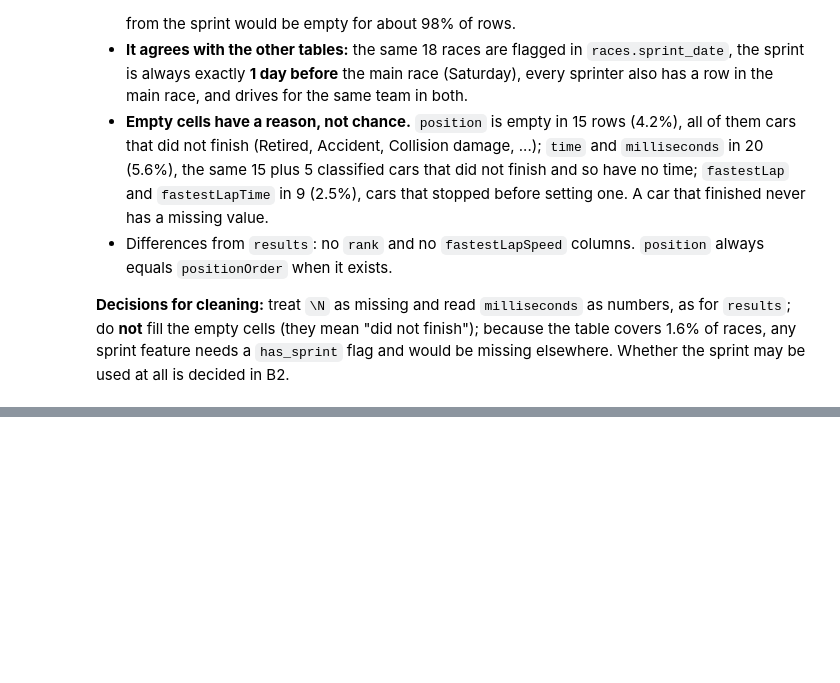
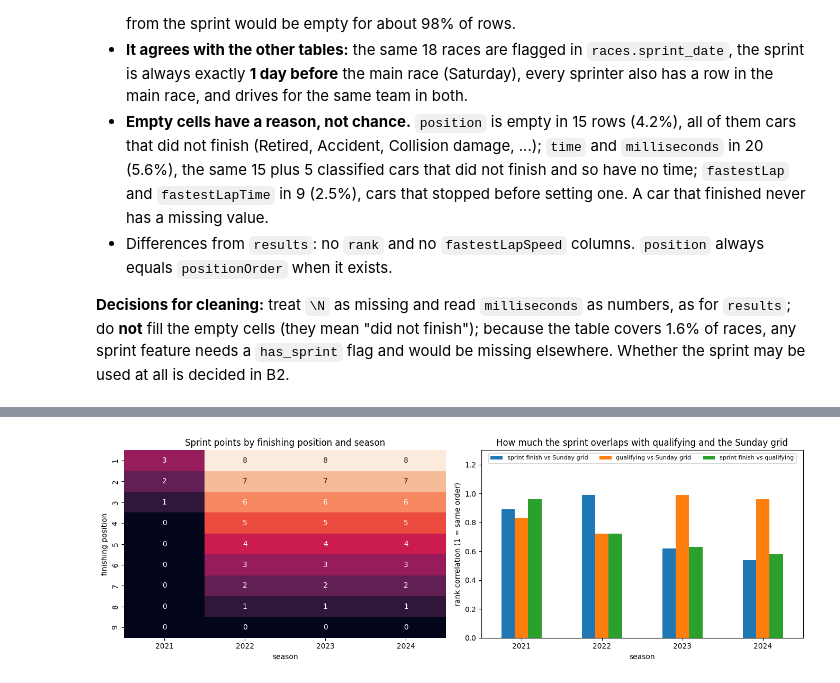
Before and after one commit to sal-tarek/ACL_F1_Predictions, a Jupyter notebook: sasa-dany-ms1-pre-cleaning.ipynb, the cells around one changed output, grey strips where cells are left out. Saved outputs shown, nothing was run; the diff lists cells and outputs as text; code cells hidden in the pictures; blank space fills up the shorter version.

Commit message:
B2: sprint points 3-2-1 then 8-1, time matches ms, sprint order sets Sunday grid in 2021-22

```diff
--- a/sasa-dany-ms1-pre-cleaning.ipynb
+++ b/sasa-dany-ms1-pre-cleaning.ipynb
@@ -1397,0 +1403,84 @@ position equals positionOrder whenever it exists: True
+# %%
+# ==========================================================================================
+# B2 · sprint_results: points rules, odd values, the time column, and may a sprint result be a feature?
+# ==========================================================================================
+
+# Why: before deciding whether the sprint can help predict Sunday's podium, we must understand what its columns mean
+# (points, grid 0, time) and how the sprint result relates to the Sunday starting grid.
+sp = as_num(raw["sprint_results"])     # exploring copy of sprint_results (raw stays untouched)
+sp["year"] = year_of(sp)
+status_name = as_num(raw["status"]).set_index("statusId").status
+sp["status"] = sp.statusId.map(status_name)
+
+# ---------- 1. The points rules ----------
+# Points for each finishing position, per season. The scoring changed after the first season.
+points_table = sp[sp.positionOrder <= 9].pivot_table(index="year", columns="positionOrder", values="points", aggfunc="max").astype(int)
+display(points_table)
+print("Same points for the same position in every sprint of a season:", bool((sp.groupby(["year", "positionOrder"]).points.nunique() == 1).all()))
+scoring_places = np.where(sp.year == 2021, 3, 8)                          # 2021: top 3 scored; 2022 onward: top 8 scored
+print("Points given outside the scoring places:", int(((sp.points > 0) & (sp.positionOrder > scoring_places)).sum()),
+      "| scoring places without points:", int(((sp.points == 0) & (sp.positionOrder <= scoring_places)).sum()))
+print("Points handed out in one sprint:", sp.groupby(["year", "raceId"]).points.sum().groupby("year").first().to_dict())
+
+# ---------- 2. grid = 0 ----------
+g0 = sp[sp.grid == 0]
+print("Rows with grid 0:", len(g0), "in", g0.raceId.nunique(), "sprints | by season:", g0.year.value_counts().sort_index().to_dict(),
+      "| how they ended:", g0.status.value_counts().to_dict())
+print("Highest grid slot used in each sprint:", sorted(sp.groupby("raceId").grid.max().unique().tolist()))
+
+# ---------- 3. The time column: text that must be turned into numbers ----------
+def time_text_to_ms(t):
+    # "25:38.426" (the winner, minutes:seconds) or "+1.430" / "+1:05.234" (gap to the winner)  ->  milliseconds
+    t = t.lstrip("+")
+    parts = t.split(":")
+    seconds = float(parts[-1])
+    minutes = float(parts[-2]) if len(parts) > 1 else 0.0
+    return round((minutes * 60 + seconds) * 1000)
+
+d = sp.dropna(subset=["time"]).copy()                                     # only drivers who have a time
+d["is_gap"] = d.time.str.startswith("+")                                  # True for a gap, False for the winner's total time
+d["text_ms"] = d.time.map(time_text_to_ms)
+winner_ms = d[~d.is_gap].set_index("raceId").text_ms                      # the winner's time in each sprint
+d["expected_ms"] = np.where(d.is_gap, d.raceId.map(winner_ms) + d.text_ms, d.text_ms)   # a gap is added to the winner's time
+print("One winner time per sprint:", bool((d[~d.is_gap].groupby("raceId").size() == 1).all()),
+      "| rows where the time text agrees with the milliseconds column:", int((d.expected_ms == d.milliseconds).sum()), "of", len(d))
+print("fastestLapTime always looks like m:ss.mmm:", bool(sp.fastestLapTime.dropna().str.match(r"^\d:\d{2}\.\d{3}$").all()))
+
+# ---------- 4. May the sprint result be a feature for Sunday's podium? ----------
+# The sprint is on Saturday, before the Sunday race, so in TIME it is allowed. But does it add anything?
+race_rows = results[["raceId", "driverId", "grid", "positionOrder"]].astype(int)           # the Sunday race
+# qualifying.csv is profiled by our teammates, so P0 did not load it. We read it here (read-only) only for this comparison.
+quali = (as_num(pd.read_csv(f"{DATA_DIR}/qualifying.csv", dtype=str, keep_default_na=False))
+         [["raceId", "driverId", "position"]].rename(columns={"position": "quali_pos"}))
+m = (sp[["raceId", "driverId", "year", "positionOrder"]]
+     .merge(race_rows, on=["raceId", "driverId"], suffixes=("_sprint", "_race"))           # sprint and Sunday race side by side
+     .merge(quali, on=["raceId", "driverId"], how="left"))
+m = m[m.grid > 0]                                                                          # drop pit-lane starters (grid 0) from the comparison
+def rank_corr(a, b):
+    return a.rank().corr(b.rank())                                                         # Spearman: do two orderings agree? (1 = identical, 0 = unrelated)
+by_year = pd.DataFrame({
+    "sprint finish vs Sunday grid": {y: rank_corr(g.positionOrder_sprint, g.grid) for y, g in m.groupby("year")},
+    "qualifying vs Sunday grid": {y: rank_corr(g.quali_pos, g.grid) for y, g in m.groupby("year")},
+    "sprint finish vs qualifying": {y: rank_corr(g.positionOrder_sprint, g.quali_pos) for y, g in m.groupby("year")}}).round(2)
+display(by_year)
+top3_sprint = m[m.positionOrder_sprint <= 3]
+print("Sprint top-3 who also finished on the podium on Sunday:", int((top3_sprint.positionOrder_race <= 3).sum()), "of", len(top3_sprint))
+top3_grid = m[m.grid <= 3]
+print("Sunday grid top-3 who finished on the podium (same weekends):", int((top3_grid.positionOrder_race <= 3).sum()), "of", len(top3_grid))
+
+# ---------- 5. Plots (saved for the report) ----------
+os.makedirs("figures", exist_ok=True)
+fig, ax = plt.subplots(1, 2, figsize=(14, 4.5))
+sns.heatmap(points_table.T, annot=True, cbar=False, ax=ax[0])
+ax[0].set_title("Sprint points by finishing position and season")
+ax[0].set_xlabel("season")
+ax[0].set_ylabel("finishing position")
+by_year.plot.bar(ax=ax[1], rot=0, title="How much the sprint overlaps with qualifying and the Sunday grid")
+ax[1].set_xlabel("season")
+ax[1].set_ylabel("rank correlation (1 = same order)")
+ax[1].set_ylim(0, 1.3)                                  # leave room above the bars for the legend
+ax[1].legend(loc="upper center", ncol=3, fontsize=8)
+plt.tight_layout()
+plt.savefig("figures/B2_sprint_points_and_grid.png", dpi=120, bbox_inches="tight")
+plt.show()
+# %% [output]
@@ -1397,0 +1507 @@ position equals positionOrder whenever it exists: True
+[figure, added]
```
Also changed, not shown: parts of 3 cells of this notebook.
